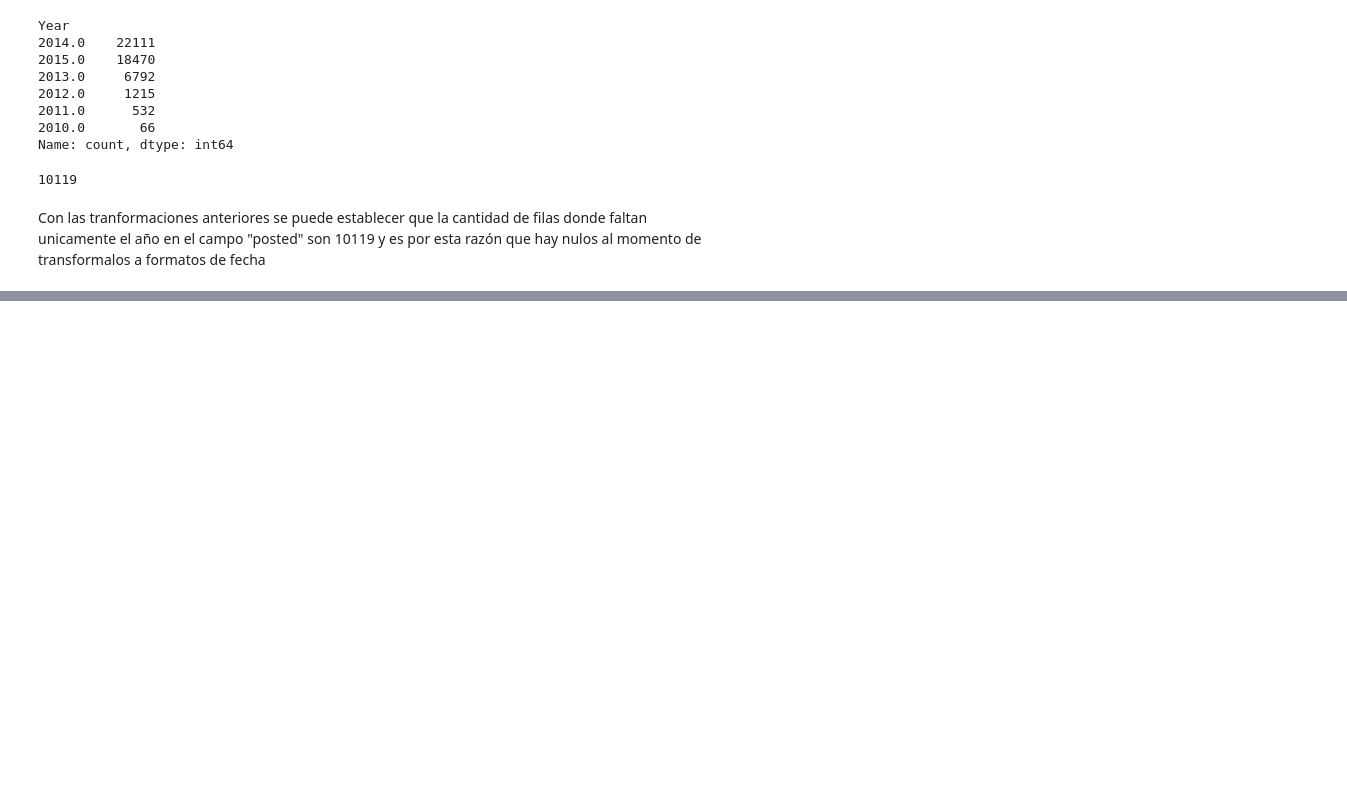
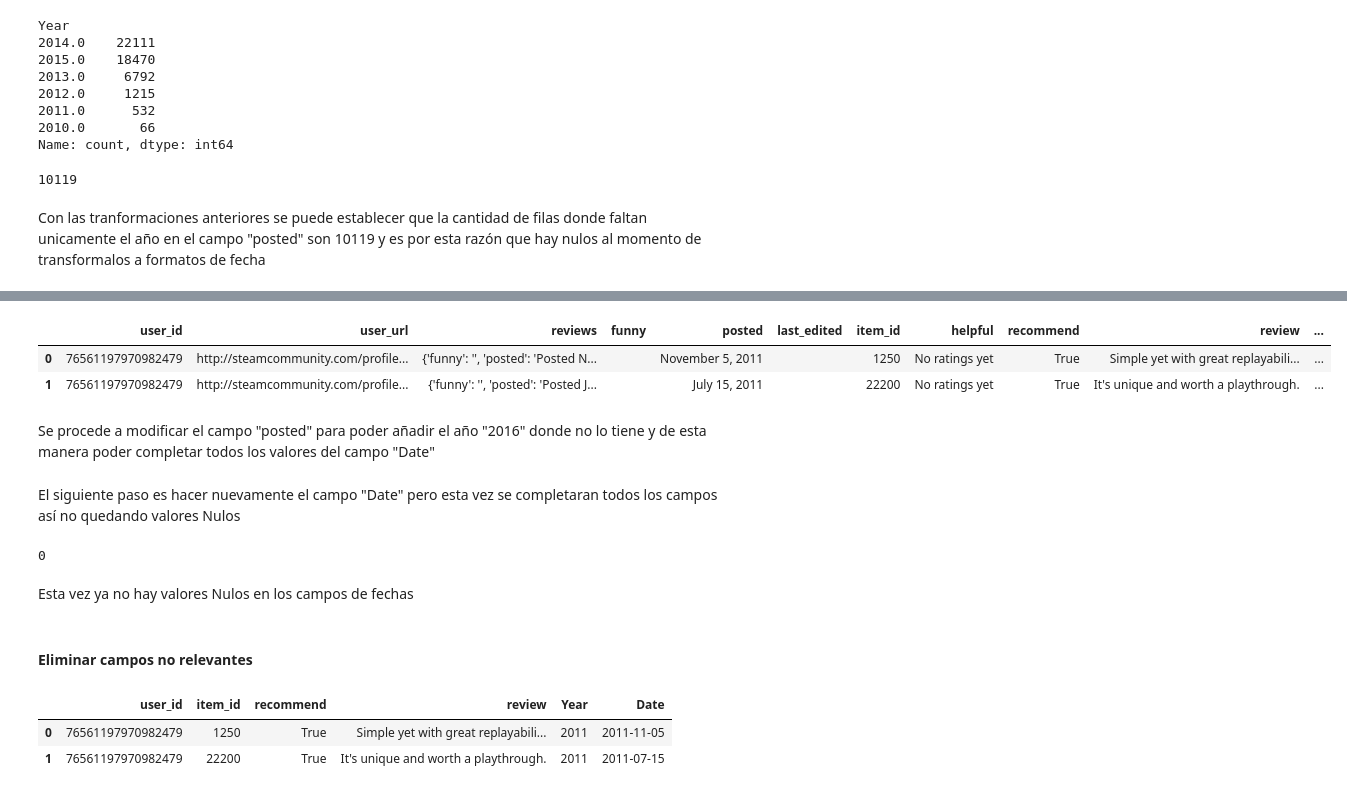
Before and after one commit to DavidssonGon/PI_ML_OPS_STEAM_DSFT17, a Jupyter notebook: ETL.ipynb, the cells around one changed output, grey strips where cells are left out. Drawn from its saved outputs; the diff is of its cells as text; code cells hidden in the pictures; blank space fills up the shorter version.

```diff
--- a/ETL.ipynb
+++ b/ETL.ipynb
@@ -312,3 +306,8 @@ cant_Not_Year
 10119
 # %% [markdown]
 Con las tranformaciones anteriores se puede establecer que la cantidad de filas donde faltan unicamente el año en el campo "posted" son 10119 y es por esta razón que hay nulos al momento de transformalos a formatos de fecha
+# %%
+# Se reemplaza los valores NaT del campo "Year" por el año 2016
+df_reviews['Year'].fillna(2016, inplace=True)
+cant_Not_Year = df_reviews['Year'].isna().sum() # Se vuelve a contar los valores Nulos del campo
+cant_Not_Year
@@ -314,0 +332,4 @@ Con las tranformaciones anteriores se puede establecer que la cantidad de filas
+# %%
+# Se transforma los datos del campo "Year" de tipo float a tipo int
+df_reviews['Year'] = df_reviews['Year'].astype(int)
+df_reviews.head(2)
@@ -314,0 +340,10 @@ Con las tranformaciones anteriores se puede establecer que la cantidad de filas
+# %%
+# Se elimina el punto '.' de todos las filas del campo "posted"
+df_reviews['posted'] = df_reviews['posted'].str.replace('.', '')
+df_reviews.head(2)
+# %% [output]
+|  | user_id | user_url | reviews | funny | posted | last_edited | item_id | helpful | recommend | review | ... |
+| 0 | 76561197970982479 | http://steamcommunity.com/profile... | {'funny': '', 'posted': 'Posted N... |  | November 5, 2011 |  | 1250 | No ratings yet | True | Simple yet with great replayabili... | ... |
+| 1 | 76561197970982479 | http://steamcommunity.com/profile... | {'funny': '', 'posted': 'Posted J... |  | July 15, 2011 |  | 22200 | No ratings yet | True | It's unique and worth a playthrough. | ... |
+# %% [markdown]
+Se procede a modificar el campo "posted" para poder añadir el año "2016" donde no lo tiene y de esta manera poder completar todos los valores del campo "Date"
@@ -314,0 +353,2 @@ Con las tranformaciones anteriores se puede establecer que la cantidad de filas
+# %% [markdown]
+El siguiente paso es hacer nuevamente el campo "Date" pero esta vez  se completaran todos los campos así no quedando valores Nulos
@@ -314,0 +359,10 @@ Con las tranformaciones anteriores se puede establecer que la cantidad de filas
+# %%
+# Se nuevamente la variable para contabilizar la cantidad NaT's que hay en el nuevo campo "Date" del DataFrame
+cant_Not_Date = df_reviews['Date'].isna().sum()
+cant_Not_Date
+# %% [output]
+0
+# %% [markdown]
+Esta vez ya no hay valores Nulos en los campos de fechas
+# %% [markdown]
+#### Eliminar campos no relevantes
@@ -314,0 +372,7 @@ Con las tranformaciones anteriores se puede establecer que la cantidad de filas
+# %%
+df_reviews = df_reviews.drop(columns=campos_out)
+df_reviews.head(2)
+# %% [output]
+|  | user_id | item_id | recommend | review | Year | Date |
+| 0 | 76561197970982479 | 1250 | True | Simple yet with great replayabili... | 2011 | 2011-11-05 |
+| 1 | 76561197970982479 | 22200 | True | It's unique and worth a playthrough. | 2011 | 2011-07-15 |
```
Also changed, not shown: parts of 13 cells of this notebook.
